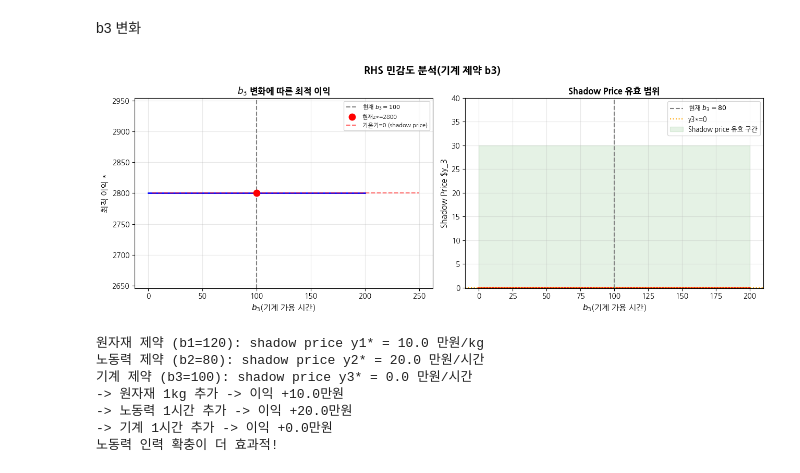
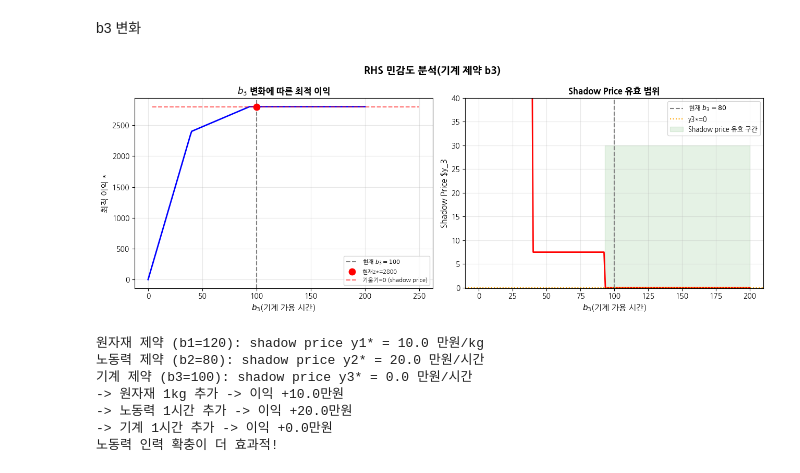
Before and after one commit to soomi-chloe/OR3_optimization, a Jupyter notebook: 실습4_C421052장수미.ipynb, the cells around one changed output. Drawn from its saved outputs; the diff is of its cells as text; code cells hidden in the pictures.

```diff
--- a/실습4_C421052장수미.ipynb
+++ b/실습4_C421052장수미.ipynb
@@ -384,7 +384,7 @@ from ortools.linear_solver import pywraplp
 import numpy as np
 import matplotlib.pyplot as plt
 
-b2_range = np.linspace(50, 160, 200)
+b2_range = np.linspace(40, 160, 200)
 z_b2, sp_b2 = [], []
 
 for b2v in b2_range:
@@ -417,7 +417,7 @@ ax = axes[0]
 ax.plot(b2_range, z_b2, 'b-', lw=2)
 ax.axvline(80,color='gray', ls='--', label='현재 $b_2=80$')
 ax.scatter([80],[2800],color='red', s=80, zorder=5, label='현재z*=2800')
-b2_tan=np.array([4,250]) # 기울기 그리는 x값의 범위
+b2_tan=np.array([4,160]) # 기울기 그리는 x값의 범위
 ax.plot(b2_tan, 2800+20*(b2_tan-80), 'r--', alpha=0.6, label='기울기=20 (shadow price)')
 ax.set_xlabel(r'$b_2$(노동력 가용 시간)', fontsize=11)
 ax.set_ylabel('최적 이익 *', fontsize=11)
@@ -475,7 +475,7 @@ for b3v in b3_range:
     # 제약 조건
     s.Add(2*P+Q+3*R <= 120)
     s.Add(P+2*Q+2*R <= 80)
-    ct3 = s.Add(P+3*Q+1*R <= b2v)
+    ct3 = s.Add(P+3*Q+1*R <= b3v)
 
     # 목적 함수
     s.Maximize(40*P + 50*Q + 60*R)
@@ -483,7 +483,8 @@ for b3v in b3_range:
     if s.Solve() ==pywraplp.Solver.OPTIMAL:
         z_b3.append(s.Objective().Value())
         sp_b3.append(ct3.dual_value())
-        # print(str(b3v),"+", str(ct3.dual_value()) )
+        # if s.Objective().Value()>=2800:
+        #     print(str(b3v) )
     else:
         z_b3.append(np.nan); sp_b3.append(np.nan)
 
@@ -493,35 +494,35 @@ ax = axes[0]
 ax.plot(b3_range, z_b3, 'b-', lw=2)
 ax.axvline(100,color='gray', ls='--', label='현재 $b_3=100$')
 ax.scatter([100],[2800],color='red', s=80, zorder=5, label='현재z*=2800')
 b3_tan=np.array([4,250]) # 기울기 그리는 x값의 범위
 ax.plot(b3_tan, 2800+0*(b3_tan-100), 'r--', alpha=0.6, label='기울기=0 (shadow price)')
 ax.set_xlabel(r'$b_3$(기계 가용 시간)', fontsize=11)
 ax.set_ylabel('최적 이익 *', fontsize=11)
 ax.set_title(r'$b_3$ 변화에 따른 최적 이익', fontsize=12, fontweight='bold')
 ax.legend(fontsize=8); ax.grid(True, alpha=0.3)
 
 ax = axes[1]
 ax.plot(b3_range, sp_b3, 'r-', lw=2)
 ax.axvline(100, color='gray', ls='--', label='현재 $b_3=80$')
 ax.axhline(0, color='orange', ls=':', label='y3*=0')
-ax.fill_between([0,200], [0,0], [30,30], alpha=0.1, color='green', label='Shadow price 유효 구간')
+ax.fill_between([93,200], [0,0], [30,30], alpha=0.1, color='green', label='Shadow price 유효 구간')
 ax.set_xlabel(r'$b_3$(기계 가용 시간)', fontsize=11)
 ax.set_ylabel('Shadow Price $y_3', fontsize=11)
 ax.set_title('Shadow Price 유효 범위', fontsize=12, fontweight='bold')
 ax.legend(fontsize=9); ax.grid(True, alpha=0.3); ax.set_ylim(-0.1, 40)
 
 plt.suptitle('RHS 민감도 분석(기계 제약 b3)', fontsize=14, fontweight='bold')
 plt.tight_layout(); plt.show()
 
 print('원자재 제약 (b1=120): shadow price y1* = 10.0 만원/kg')
 print('노동력 제약 (b2=80): shadow price y2* = 20.0 만원/시간')
 print('기계 제약 (b3=100): shadow price y3* = 0.0 만원/시간')
 print('-> 원자재 1kg 추가 -> 이익 +10.0만원')
 print('-> 노동력 1시간 추가 -> 이익 +20.0만원')
 print('-> 기계 1시간 추가 -> 이익 +0.0만원')
 print('노동력 인력 확충이 더 효과적!')
 # %% [output]
-[figure, old version]
+[figure, new version]
 원자재 제약 (b1=120): shadow price y1* = 10.0 만원/kg
 노동력 제약 (b2=80): shadow price y2* = 20.0 만원/시간
 기계 제약 (b3=100): shadow price y3* = 0.0 만원/시간
```
Also changed, not shown: parts of 1 cell of this notebook, 1 other file.
